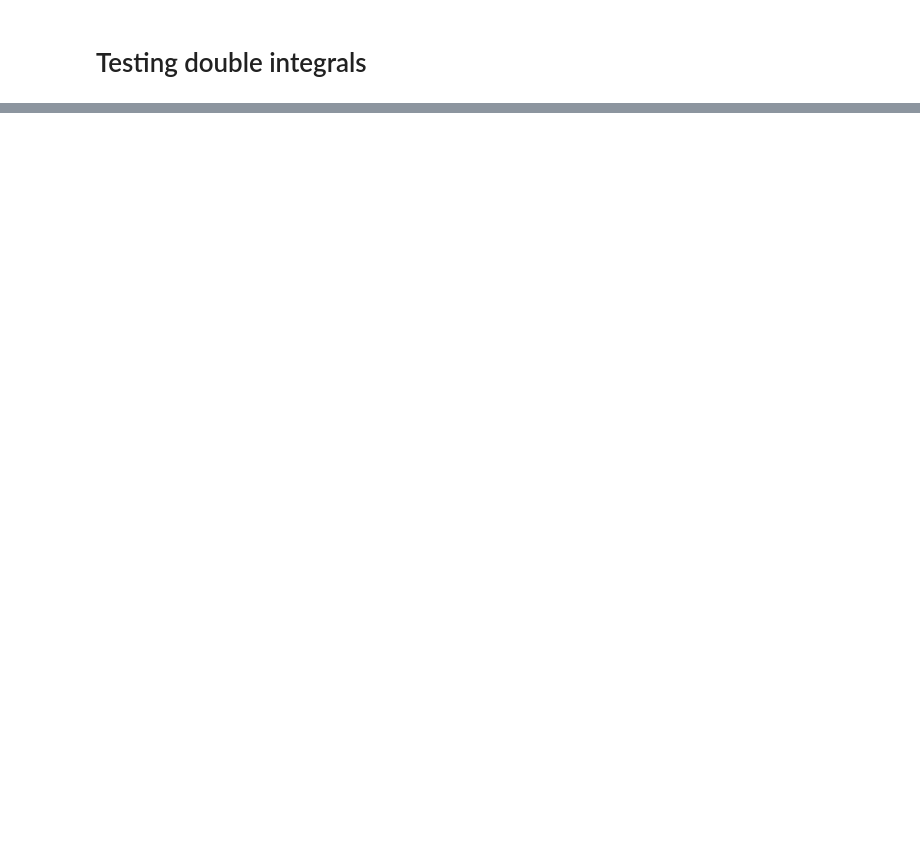
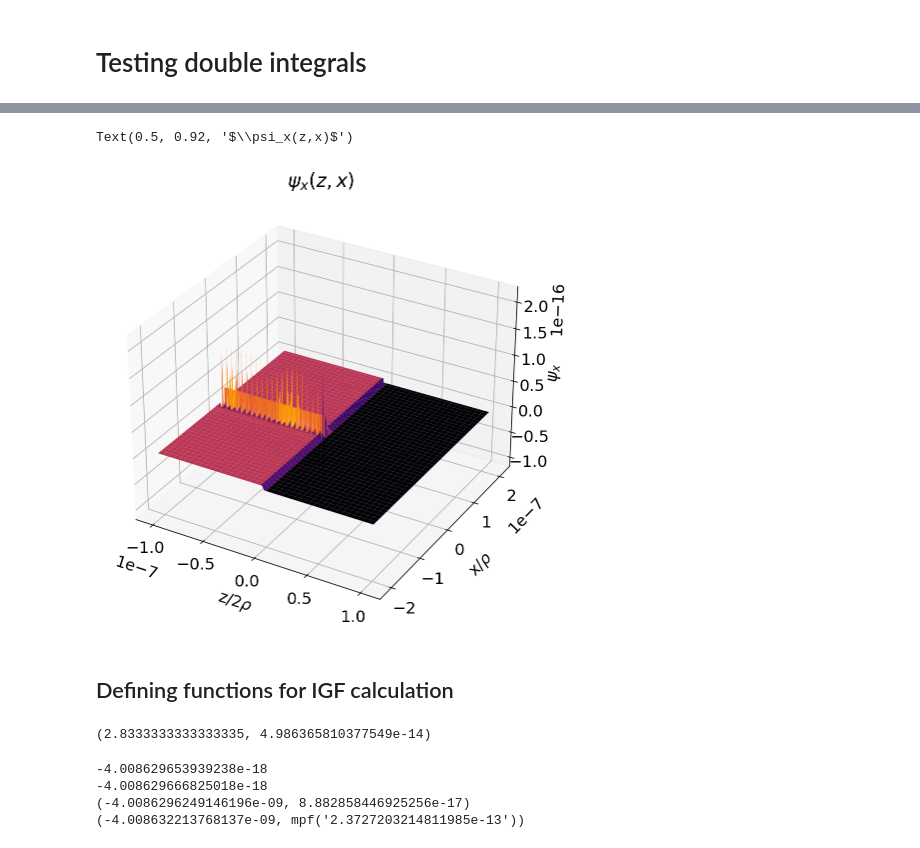
Before and after one commit to weiyuanlou/PyCSR2D, a Jupyter notebook: benchmarking/one_bend_transient/IGF_and_tanh_sinh_pracice.ipynb, the cells around one changed output, grey strips where cells are left out. Drawn from its saved outputs; the diff is of its cells as text; code cells hidden in the pictures; blank space fills up the shorter version.

```diff
--- a/benchmarking/one_bend_transient/IGF_and_tanh_sinh_pracice.ipynb
+++ b/benchmarking/one_bend_transient/IGF_and_tanh_sinh_pracice.ipynb
@@ -381,0 +130,16 @@ nquad(f, ranges)
+# %%
+fig, ax = plt.subplots(figsize=(8,8))
+ax = plt.axes(projection='3d')
+
+labelpad = 10
+
+ax.plot_surface(zm2_no_x0 ,xm2_no_x0 , psi_x_grid_no_x0 *dx*dz, cmap='inferno')
+ax.set_xlabel(r'z/2$\rho$',labelpad=labelpad)
+ax.set_ylabel(r'x/$\rho$',labelpad=labelpad)
+ax.set_zlabel(r'$\psi_x$')
+ax.set_title(r'$\psi_x(z,x)$',pad=0)
+# %% [output]
+Text(0.5, 0.92, '$\\psi_x(z,x)$')
+[figure, added]
+# %% [markdown]
+## Defining functions for IGF calculation
@@ -381,0 +162,5 @@ nquad(f, ranges)
+# %%
+# Some options for nquad
+integrate.nquad(lambda z, x: z+x**2, [[0,1], [1,2]], opts={'epsabs':1e-15, 'limit':30})
+# %% [output]
+(2.8333333333333335, 4.986365810377549e-14)
@@ -381,0 +185,14 @@ nquad(f, ranges)
+# %%
+# Checking values for Some off-axis point
+
+print(psi_x_zx(zvec2[200],xvec2[200])*dz*dx)
+print(IGF_nquad_psi_x(zvec2[200], xvec2[200]))
+
+psi_x_temp = lambda x: psi_x_exact(zvec2[200],x,beta)
+print(integrate.quad(psi_x_temp, xvec2[200]-dx/2, xvec2[200]+dx/2))
+print(tanh_sinh.integrate(psi_x_temp,  xvec2[200]-dx/2, xvec2[200]+dx/2, 1e-12, max_steps=20))
+# %% [output]
+-4.008629653939238e-18
+-4.008629666825018e-18
+(-4.0086296249146196e-09, 8.882858446925256e-17)
+(-4.008632213768137e-09, mpf('2.3727203214811985e-13'))
```
Also changed, not shown: parts of 75 cells of this notebook, 1 other file.
